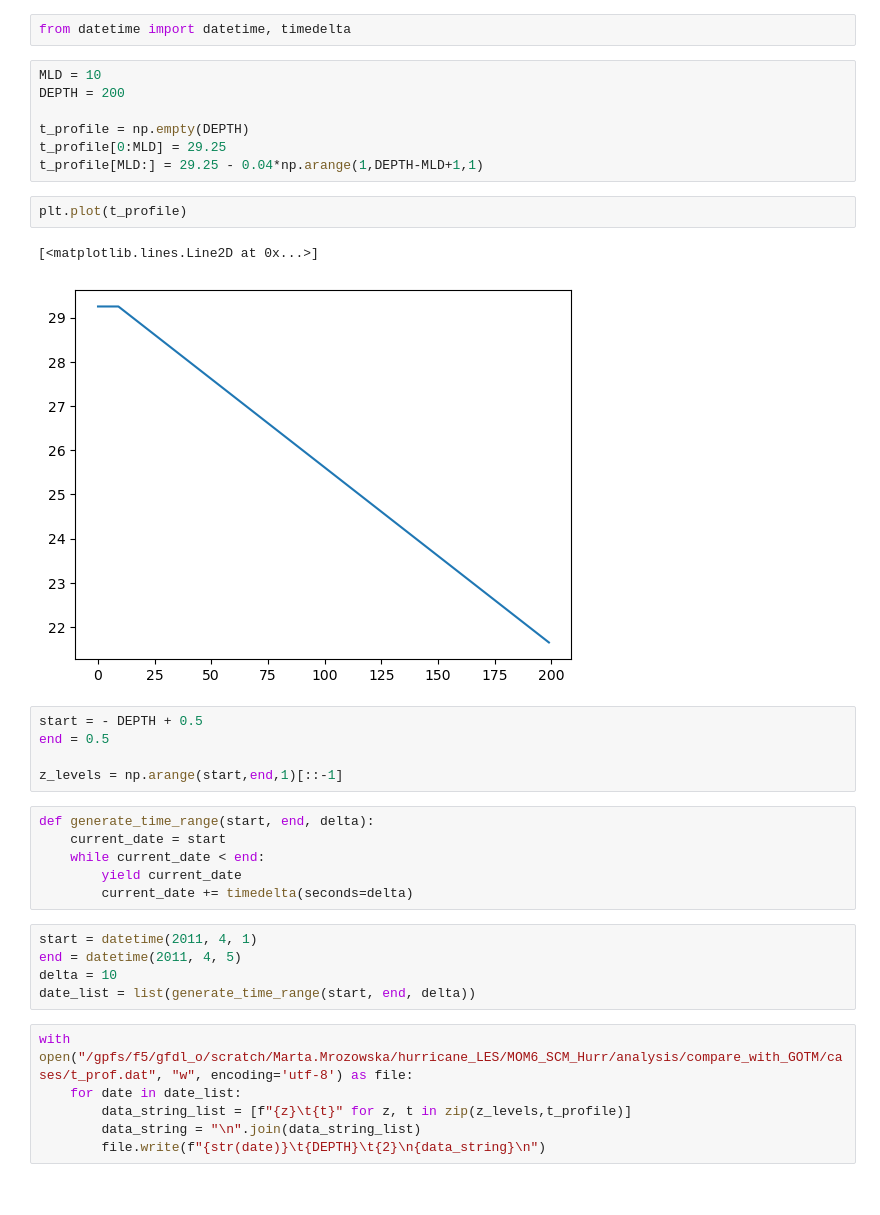
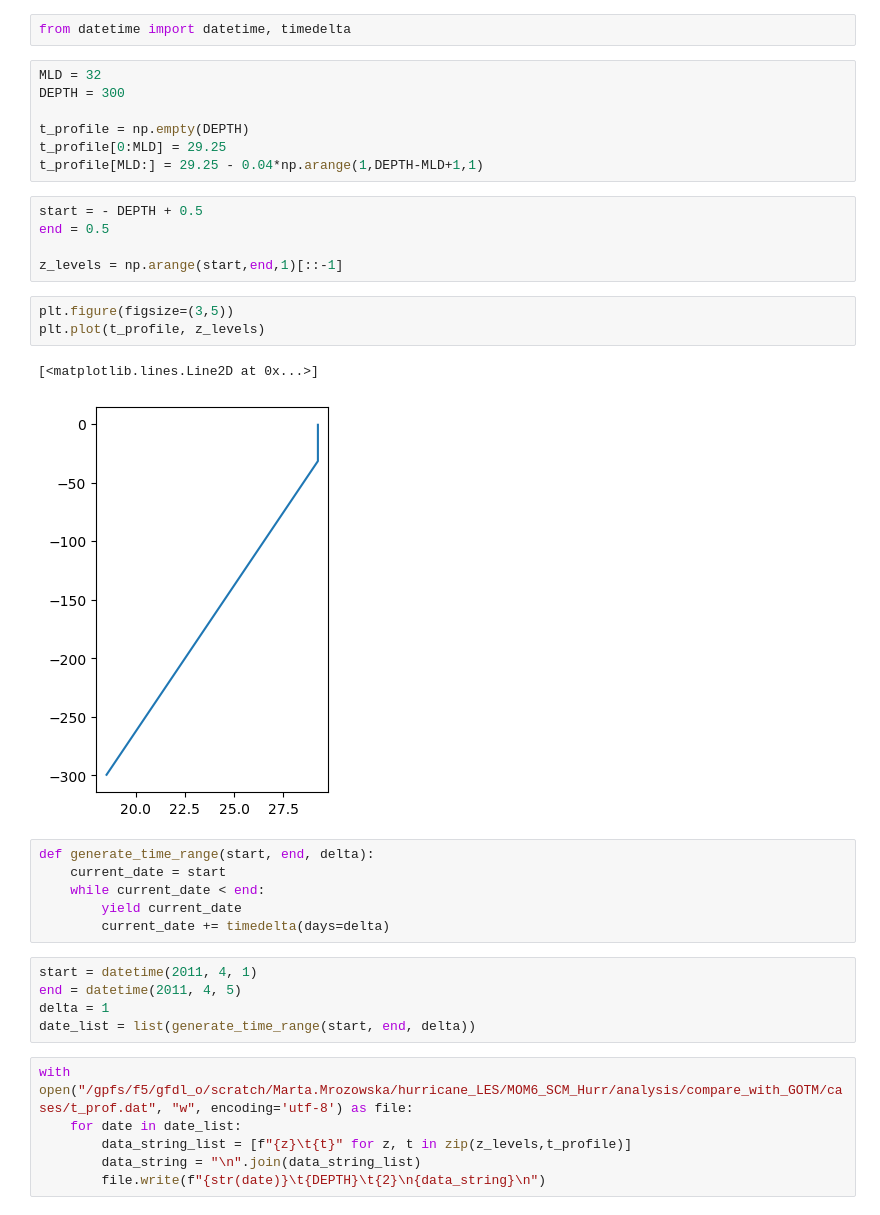
Before and after one commit to mrozowskamartaa/MOM6_SCM_Hurr, a Jupyter notebook: analysis/compare_with_GOTM/generate_GOTM_forcing.ipynb, the cells around one changed output. Cells and saved outputs as stored; diff of their text form.

```diff
--- a/analysis/compare_with_GOTM/generate_GOTM_forcing.ipynb
+++ b/analysis/compare_with_GOTM/generate_GOTM_forcing.ipynb
@@ -5,32 +5,33 @@ import pandas as pd
 # %%
 from datetime import datetime, timedelta
 # %%
-MLD = 10
-DEPTH = 200
+MLD = 32
+DEPTH = 300
 
 t_profile = np.empty(DEPTH)
 t_profile[0:MLD] = 29.25
 t_profile[MLD:] = 29.25 - 0.04*np.arange(1,DEPTH-MLD+1,1)
-# %%
-plt.plot(t_profile)
-# %% [output]
-[<matplotlib.lines.Line2D at 0x...>]
-[figure, old version]
 # %%
 start = - DEPTH + 0.5
 end = 0.5
 
 z_levels = np.arange(start,end,1)[::-1]
+# %%
+plt.figure(figsize=(3,5))
+plt.plot(t_profile, z_levels)
+# %% [output]
+[<matplotlib.lines.Line2D at 0x...>]
+[figure, new version]
 # %%
 def generate_time_range(start, end, delta):
     current_date = start
     while current_date < end:
         yield current_date
-        current_date += timedelta(seconds=delta)
+        current_date += timedelta(days=delta)
 # %%
 start = datetime(2011, 4, 1)
 end = datetime(2011, 4, 5)
-delta = 10
+delta = 1
 date_list = list(generate_time_range(start, end, delta))
 # %%
 with open("/gpfs/f5/gfdl_o/scratch/Marta.Mrozowska/hurricane_LES/MOM6_SCM_Hurr/analysis/compare_with_GOTM/cases/t_prof.dat", "w", encoding='utf-8') as file:
```
Also changed, not shown: 3 other files.
